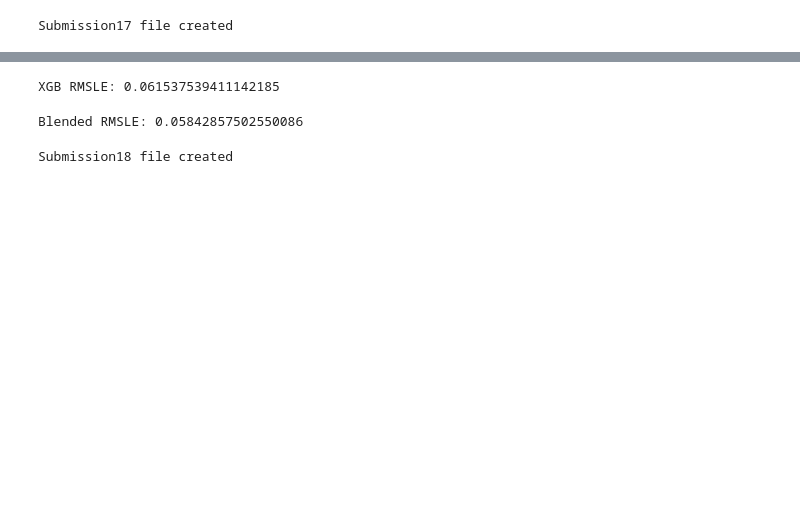
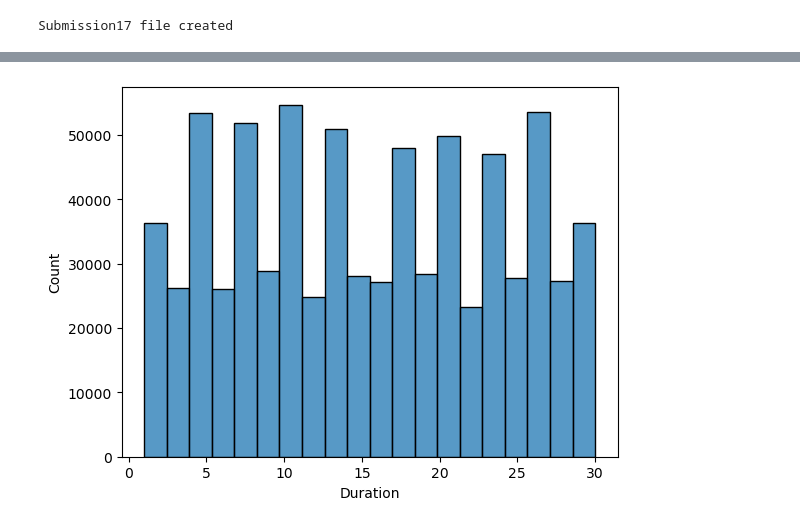
Before and after one commit to Jaggi0504/Kaggle-Calorie-Burn-Prediction, a Jupyter notebook: main.ipynb, the cells around one changed output, grey strips where cells are left out. Cells and saved outputs as stored; diff of their text form; code cells hidden in the pictures; blank space fills up the shorter version.

```diff
--- a/main.ipynb
+++ b/main.ipynb
@@ -561,13 +459,0 @@ xgb_pred = np.expm1(xgb_pred_log)
-# %%
-rmsle = np.sqrt(mean_squared_log_error(y4_test, xgb_pred))
-print("XGB RMSLE:", rmsle)
-# %% [output]
-XGB RMSLE: 0.061537539411142185
-# %%
-blended_pred_log = 0.1 * lgb_pred_log + 0.8 * cat_pred_log + 0.1 * xgb_pred_log
-blended_pred = np.expm1(blended_pred_log)
-
-rmsle = np.sqrt(mean_squared_log_error(y4_test, blended_pred))
-print("Blended RMSLE:", rmsle)
-# %% [output]
-Blended RMSLE: 0.05842857502550086
@@ -583,6 +460,5 @@ predictions18=np.expm1(final_pred_log)
-# %%
-submission18=pd.DataFrame({'id': test_ids, 'Calories': predictions18})
-submission18.to_csv('submission18.csv', index=False)
-print("Submission18 file created")
-# %% [output]
-Submission18 file created
+# %%
+sns.histplot(train_df['Duration'], bins=20)
+plt.show()
+# %% [output]
+[figure, added]
```
Also changed, not shown: parts of 57 cells of this notebook, 11 other files.
